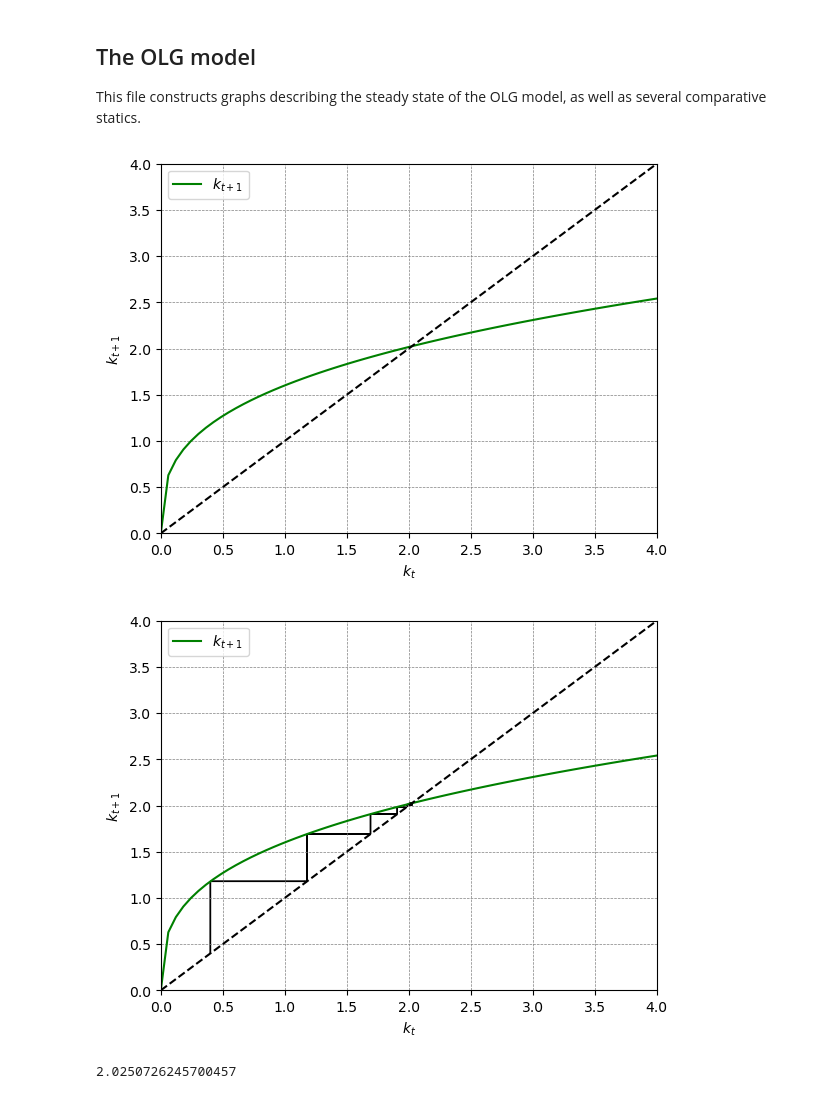
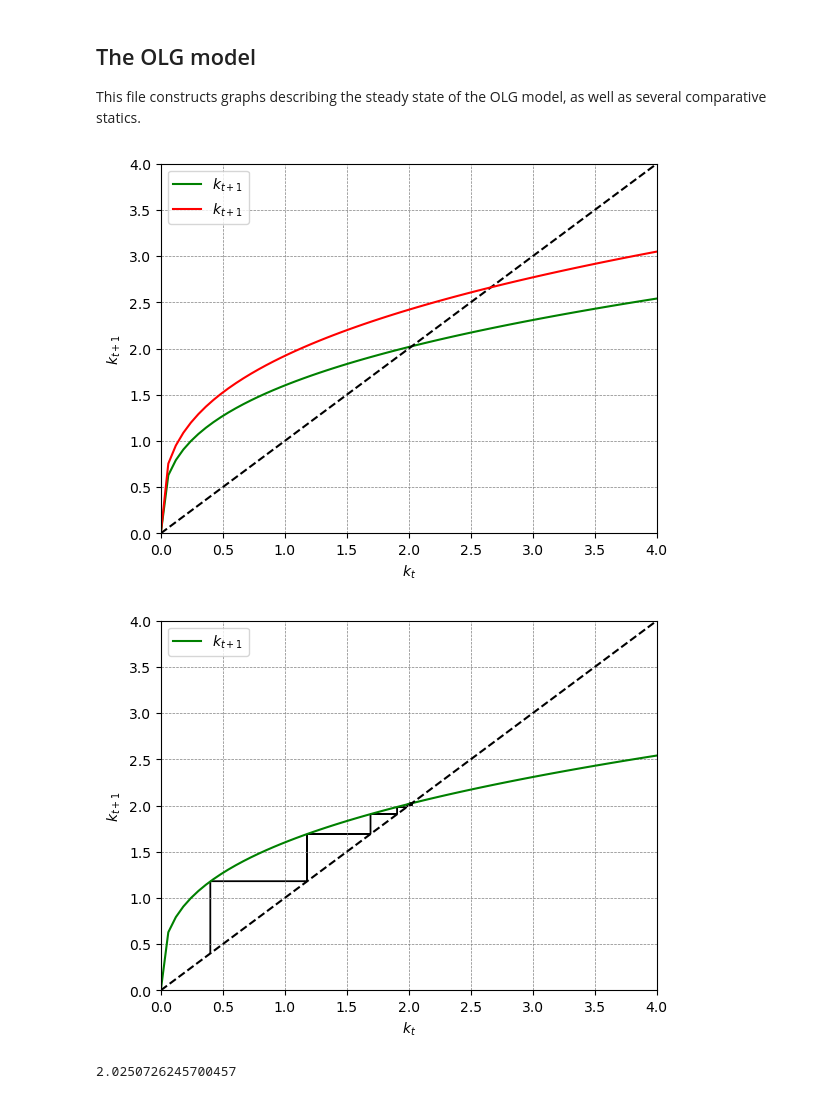
Before and after one commit to anl1313/MacroIII_public, a Jupyter notebook: Lecture 4/olg.ipynb, the cells around one changed output. Saved outputs shown, nothing was run; the diff lists cells and outputs as text; code cells hidden in the pictures.

```diff
--- a/Lecture 4/olg.ipynb
+++ b/Lecture 4/olg.ipynb
@@ -14,6 +14,7 @@ from scipy import optimize
 β = 0.96
 n = 0.02
 A = 5
+A_alt = 6
 
 ## Production function
 def f(k,α):
@@ -22,6 +23,12 @@ def f(k,α):
 
 kmax = 6
 knum = 100
+
+
+## alternative Production function
+def f_alt(k,α):
+    out = A_alt*k**α
+    return out
 
 ## Steady state
 k_olg = (A*β/(1+β) * (1-α)/(1+n) )**(1/(1-α))
@@ -34,41 +41,54 @@ c1 = (1+r_olg)*β/(1+β) * w_olg
 ca = c0 + c1/(1+n)
 cb = A*k_olg**α-n*k_olg
 
+## Alternative steady state
+k_alt = (A_alt*β/(1+β) * (1-α)/(1+n) )**(1/(1-α))
+r_alt = α*A_alt*k_alt**(α-1)
+w_alt = (1-α)*A_alt*k_alt**(α)
+
+c0_alt = 1/(1+β) * w_alt
+c1_alt = (1+r_alt)*β/(1+β) * w_alt
+
+ca_alt = c0_alt + c1_alt/(1+n)
+cb_alt = A_alt*k_alt**α-n*k_alt
+
 ## Standard graph of the OLG economy
 kvec = np.linspace(0,kmax,knum)
 plt.plot(kvec,β/(1+β) * (1-α)/(1+n)*f(kvec,α), label= r'$k_{t+1}$', color = 'green')
 plt.plot(kvec,kvec, color = 'black', linestyle = 'dashed')
+#plot alternative path where A is higher
+plt.plot(kvec,β/(1+β) * (1-α)/(1+n)*f_alt(kvec,α), label= r'$k_{t+1}$', color = 'red')
 plt.grid(color = 'grey', linestyle = '--', linewidth = 0.5)
 plt.xlabel(r'$k_t$')
 plt.ylabel(r'$k_{t+1}$')
 plt.ylim(0,4)
 plt.xlim(0,4)
 plt.legend()
 plt.savefig('olg_diag.pdf')
 plt.show()
 
 ## Transition
 k0 = 0.4
 for i in range(10):
     k1 = β/(1+β) * (1-α)/(1+n)*f(k0,α)
     plt.arrow(k0, k0, 0,(k1-k0), width = 0.0002, length_includes_head=True,
           head_width=0.002, head_length=0.02)
     plt.arrow(k0, k1, (k1-k0),0, width = 0.0002, length_includes_head=True,
           head_width=0.002, head_length=0.02)
     k0 = k1
 
 ## Dynamics of the OLG econmy
 kvec = np.linspace(0,kmax,knum)
 plt.plot(kvec,β/(1+β) * (1-α)/(1+n)*f(kvec,α), label= r'$k_{t+1}$', color = 'green')
 plt.plot(kvec,kvec, color = 'black', linestyle = 'dashed')
 plt.grid(color = 'grey', linestyle = '--', linewidth = 0.5)
 plt.xlabel(r'$k_t$')
 plt.ylabel(r'$k_{t+1}$')
 plt.ylim(0,4)
 plt.xlim(0,4)
 plt.legend()
 plt.savefig('olg_dynamic.pdf')
 plt.show()
 # %% [output]
-[figure, old version]
+[figure, new version]
 [figure]
```
Also changed, not shown: parts of 1 cell of this notebook, 1 other file.
